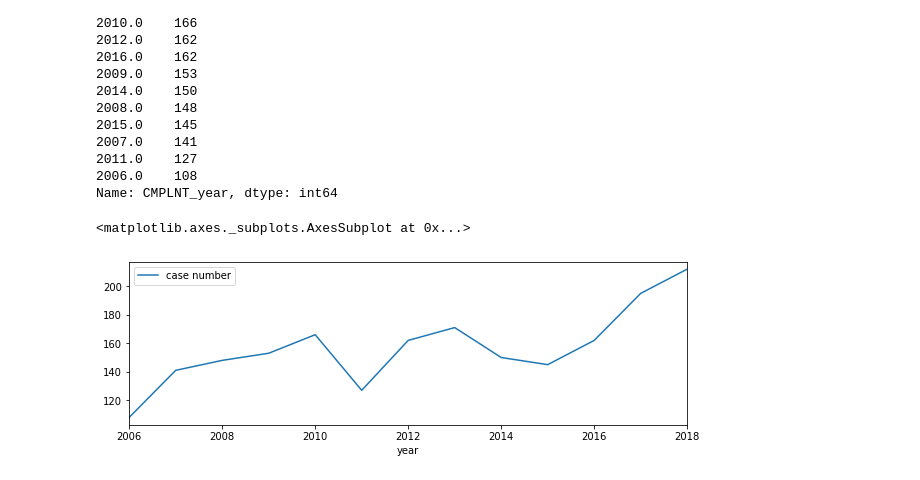
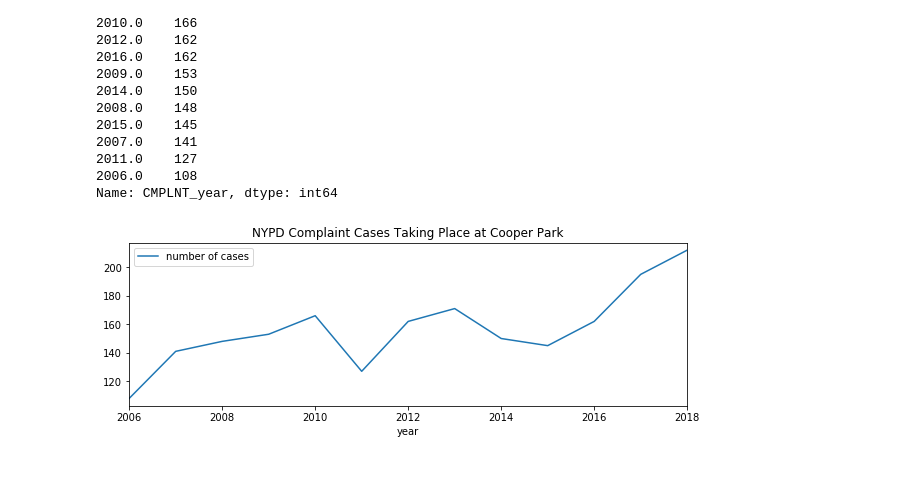
Before and after one commit to gracelinan/data-studio-projects, a Jupyter notebook: July 14-20/Cases by NYCHA.ipynb, the cells around one changed output. Cells and saved outputs as stored; diff of their text form; code cells hidden in the pictures.

Commit message:
Add charts

```diff
--- a/July 14-20/Cases by NYCHA.ipynb
+++ b/July 14-20/Cases by NYCHA.ipynb
@@ -127,11 +116,11 @@ cp[cp.CMPLNT_year > 2005].CMPLNT_year.value_counts()
 2006.0    108
 Name: CMPLNT_year, dtype: int64
 # %%
-df = pd.DataFrame({
+df2 = pd.DataFrame({
     'year': [2006, 2007, 2008, 2009, 2010, 2011, 2012, 2013, 2014, 2015, 2016, 2017, 2018],
-    'case number': [108, 141, 148, 153, 166, 127, 162, 171, 150, 145, 162, 195, 212]
+    'number of cases': [108, 141, 148, 153, 166, 127, 162, 171, 150, 145, 162, 195, 212]
  })
-df.plot(x='year', y='case number', figsize=(10,3))
+df2.plot(x='year', y='number of cases', figsize=(10,3), title= 'NYPD Complaint Cases Taking Place at Cooper Park')
+plt.savefig("Cooper park numbers.png")
 # %% [output]
-<matplotlib.axes._subplots.AxesSubplot at 0x...>
-[figure, old version]
+[figure, new version]
```
Also changed, not shown: parts of 11 cells of this notebook, 2 other files.
